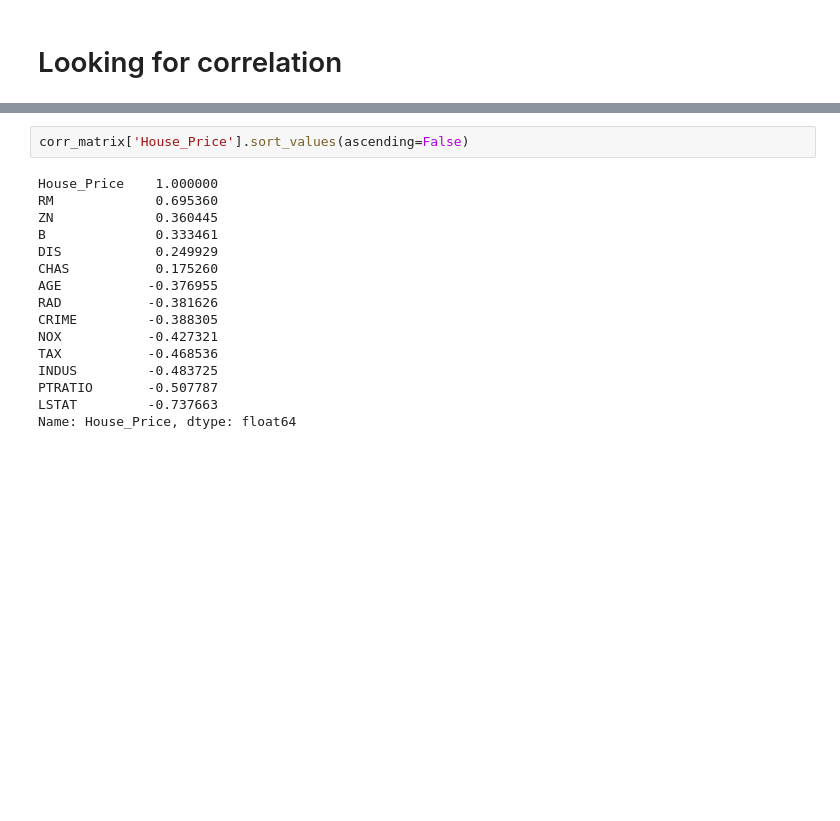
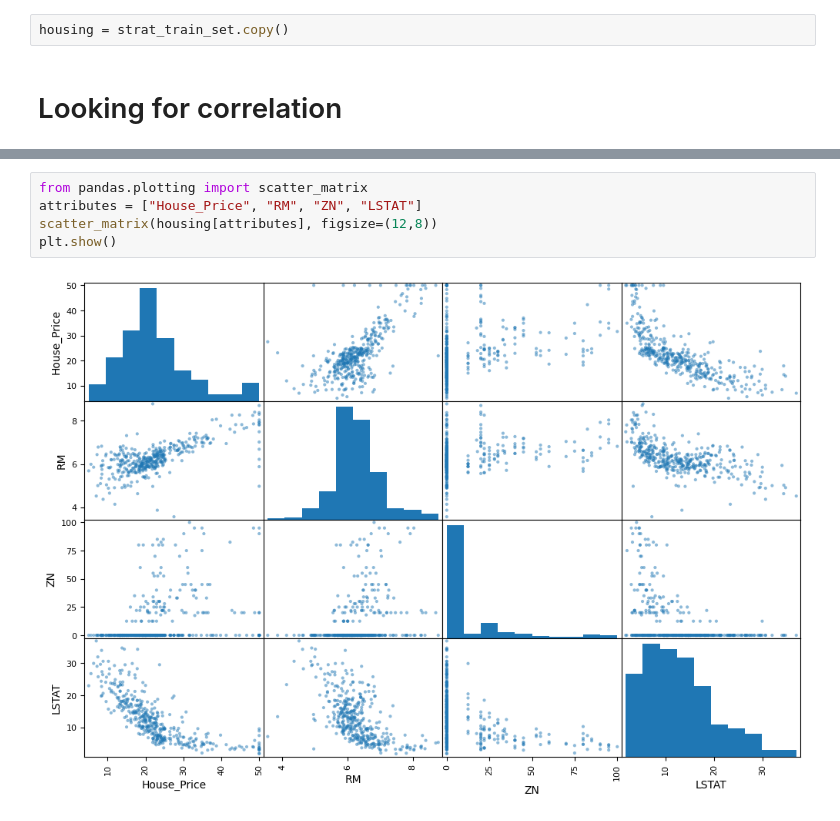
Before and after one commit to CHIRANJIBI369/RealState, a Jupyter notebook: notebooks/RealEstate.ipynb, the cells around one changed output, grey strips where cells are left out. Saved outputs shown, nothing was run; the diff lists cells and outputs as text; blank space fills up the shorter version.

```diff
--- a/notebooks/RealEstate.ipynb
+++ b/notebooks/RealEstate.ipynb
@@ -98,6 +95,8 @@ CHAS
 0    376
 1     28
 Name: count, dtype: int64
+# %%
+housing = strat_train_set.copy()
 # %% [markdown]
 # Looking for correlation
 # %%
@@ -105,18 +121,7 @@ corr_matrix = housing.corr()
-# %%
-corr_matrix['House_Price'].sort_values(ascending=False)
-# %% [output]
-House_Price    1.000000
-RM             0.695360
-ZN             0.360445
-B              0.333461
-DIS            0.249929
-CHAS           0.175260
-AGE           -0.376955
-RAD           -0.381626
-CRIME         -0.388305
-NOX           -0.427321
-TAX           -0.468536
-INDUS         -0.483725
-PTRATIO       -0.507787
-LSTAT         -0.737663
-Name: House_Price, dtype: float64
+# %%
+from pandas.plotting import scatter_matrix
+attributes = ["House_Price", "RM", "ZN", "LSTAT"]
+scatter_matrix(housing[attributes], figsize=(12,8))
+plt.show()
+# %% [output]
+[figure, added]
```
Also changed, not shown: parts of 26 cells of this notebook, 1 other file.
